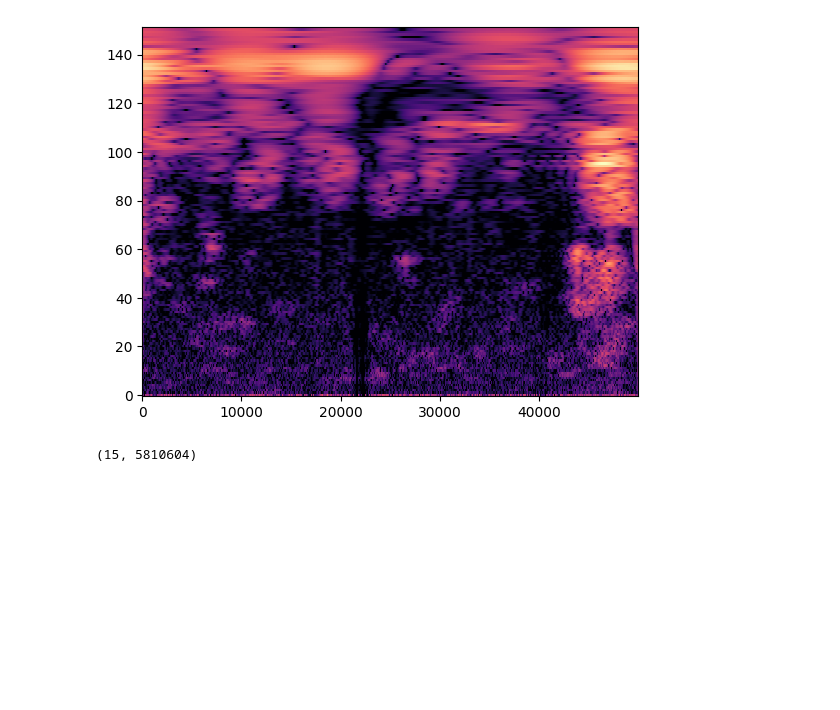
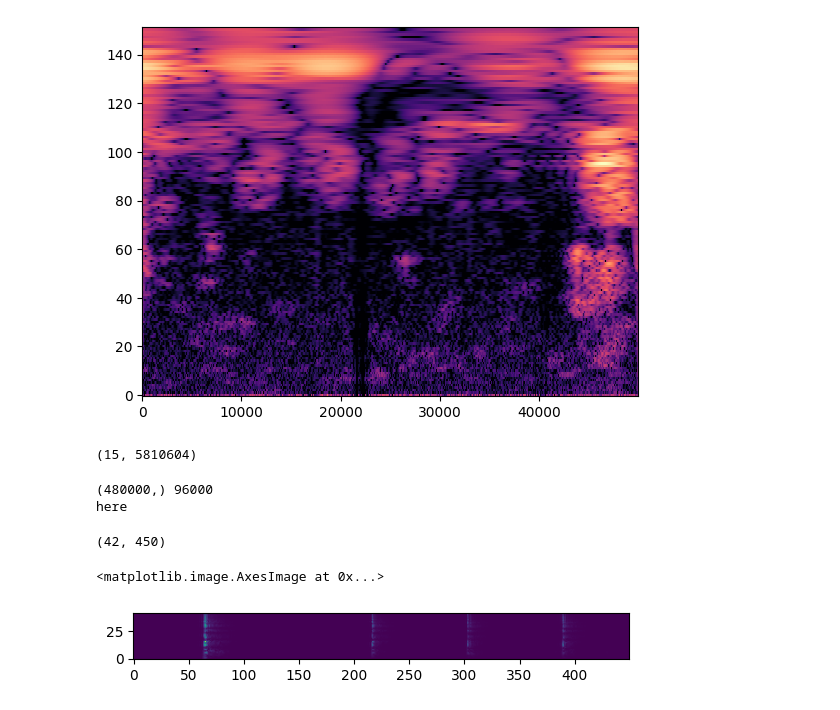
Before and after one commit to Aa-Aanegola/visually-indicated-sounds, a Jupyter notebook: src/experiments/cochleagram.ipynb, the cells around one changed output. Drawn from its saved outputs; the diff is of its cells as text; code cells hidden in the pictures; blank space fills up the shorter version.

```diff
--- a/src/experiments/cochleagram.ipynb
+++ b/src/experiments/cochleagram.ipynb
@@ -28,3 +28,18 @@ here
 print(coch.shape)
 # %% [output]
 (15, 5810604)
+# %%
+sig, sr = wav_to_array('../../data/vis-data-256/2015-02-16-17-08-51_denoised.wav')
+sig = sig[:96000*5]
+print(sig.shape, sr)
+envs = cgram.human_cochleagram(sig, sr, 40, 20, 10000, 1, downsample=90)
+print(envs.shape)
+# %% [output]
+(480000,) 96000
+here
+(42, 450)
+# %%
+plt.imshow(envs, origin='lower')
+# %% [output]
+<matplotlib.image.AxesImage at 0x...>
+[figure, added]
```
Also changed, not shown: parts of 5 cells of this notebook, 6 other files.
